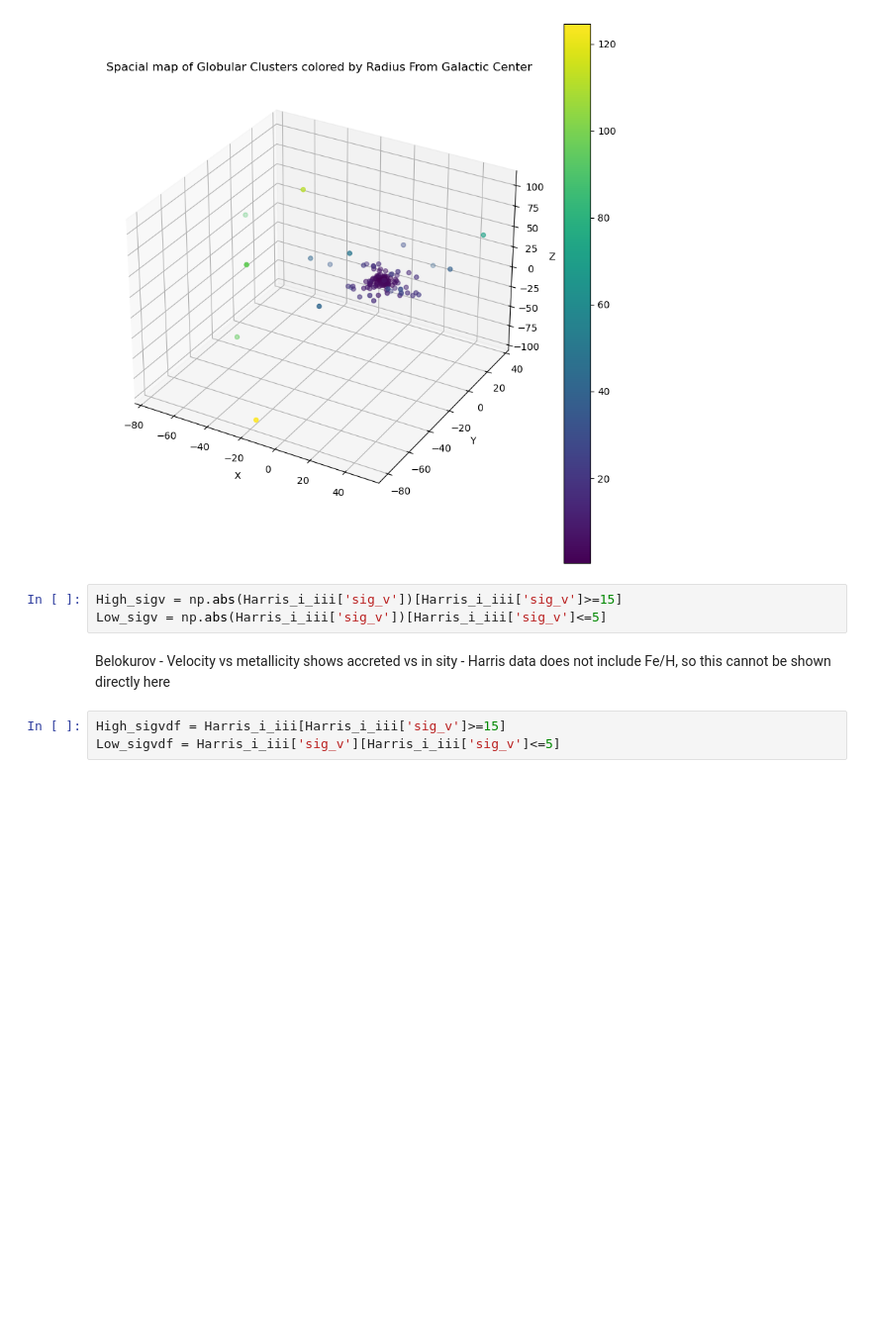
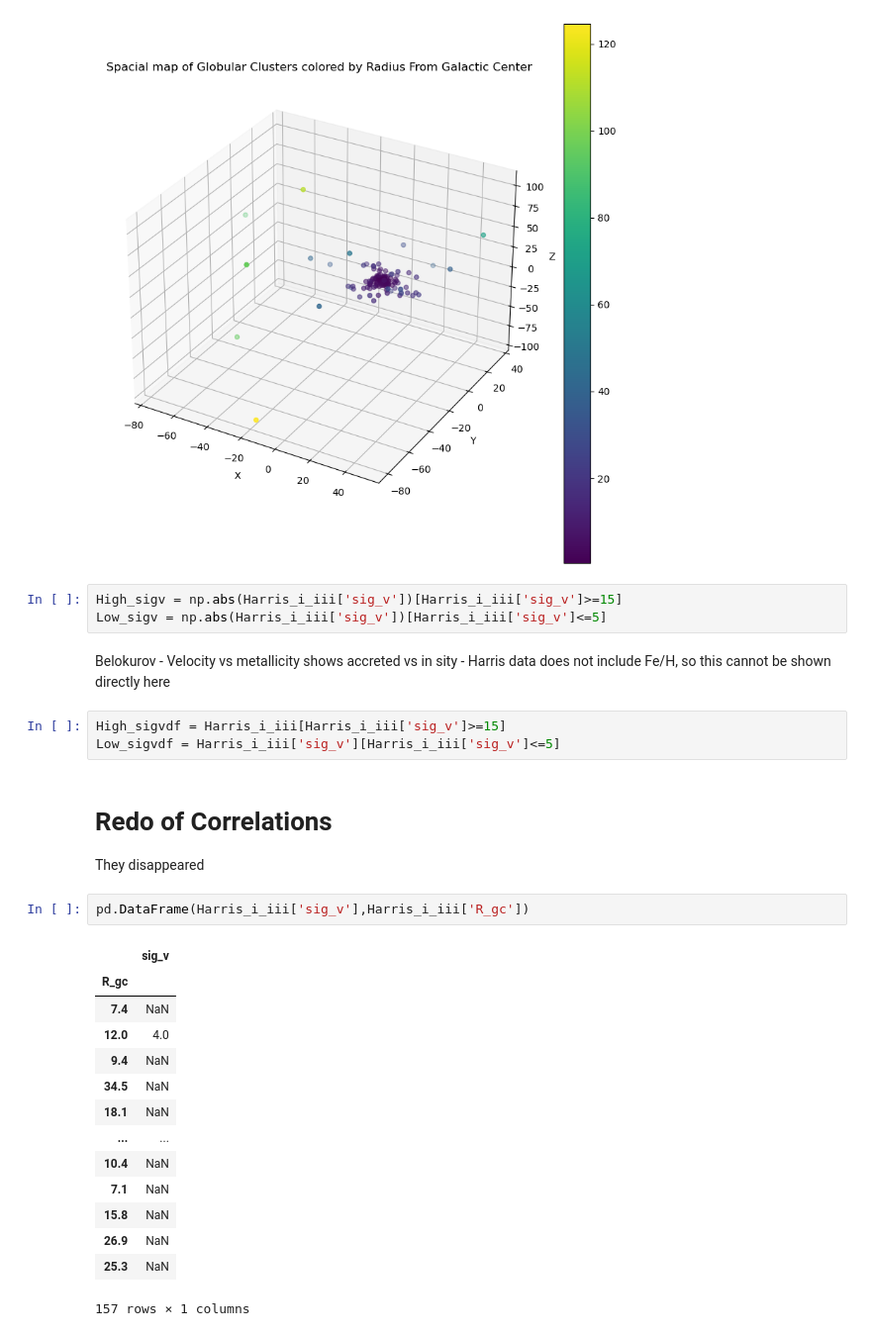
Before and after one commit to gigisheehan06-blip/3116-Comp-group2, a Jupyter notebook: gigi.ipynb, the cells around one changed output. Shown: that part at 99% size. Saved outputs shown, nothing was run; the diff lists cells and outputs as text; blank space fills up the shorter version.

Commit message:
Gigi: redo correlations

```diff
--- a/gigi.ipynb
+++ b/gigi.ipynb
@@ -186,3 +186,23 @@ Belokurov - Velocity vs metallicity shows accreted vs in sity
 # %%
 High_sigvdf = Harris_i_iii[Harris_i_iii['sig_v']>=15]
 Low_sigvdf = Harris_i_iii['sig_v'][Harris_i_iii['sig_v']<=5]
+# %% [markdown]
+# Redo of Correlations
+They disappeared
+# %%
+pd.DataFrame(Harris_i_iii['sig_v'],Harris_i_iii['R_gc'])
+# %% [output]
+|  | sig_v |
+| R_gc |  |
+| 7.4 | NaN |
+| 12.0 | 4.0 |
+| 9.4 | NaN |
+| 34.5 | NaN |
+| 18.1 | NaN |
+| ... | ... |
+| 10.4 | NaN |
+| 7.1 | NaN |
+| 15.8 | NaN |
+| 26.9 | NaN |
+| 25.3 | NaN |
+157 rows × 1 columns
```
